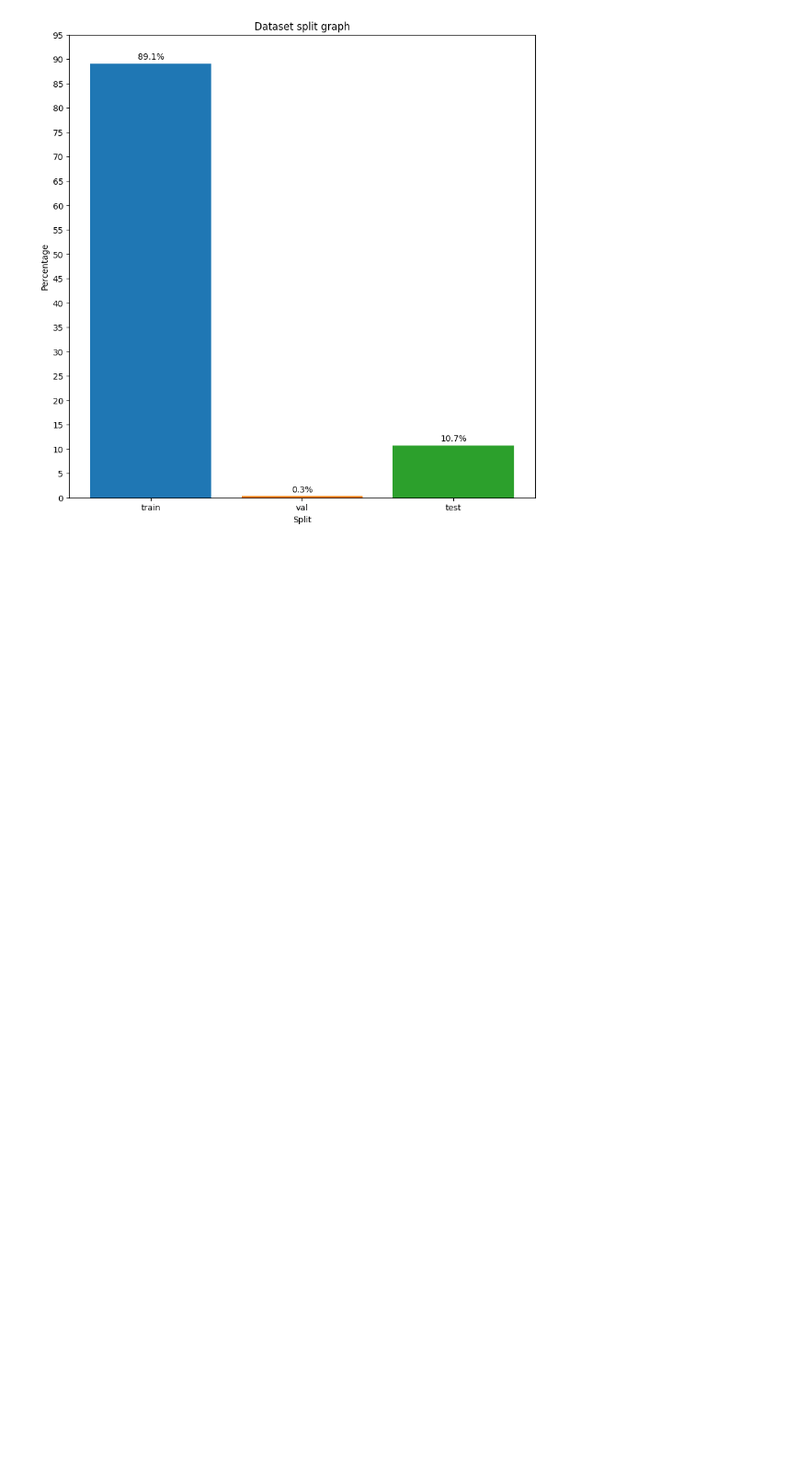
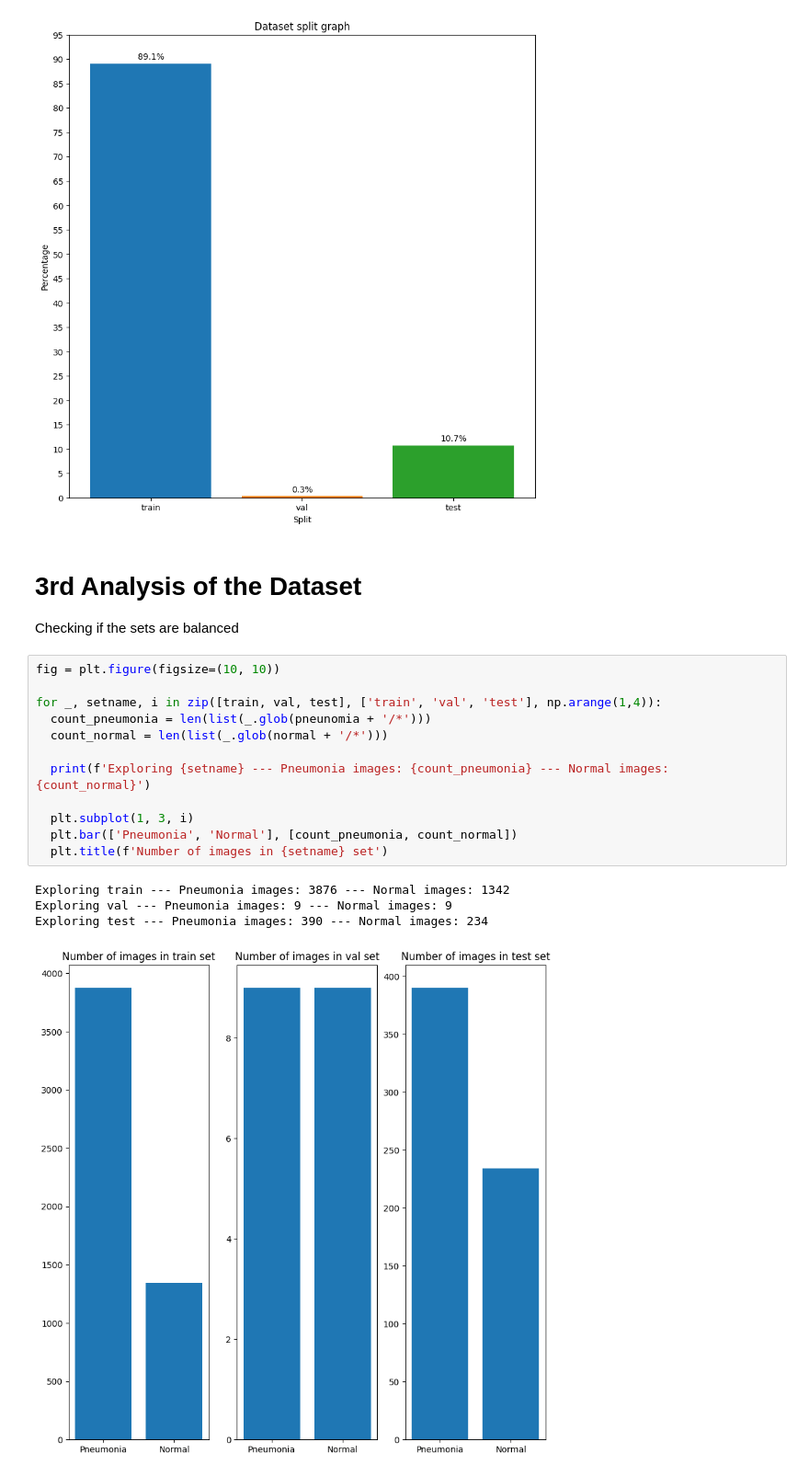
Before and after one commit to Hamedtbf/AI-FinalProject-HamedTabatabaeifar, a Jupyter notebook: notebooks/EDA.ipynb, the cells around one changed output. Shown at 92% size. Saved outputs shown, nothing was run; the diff lists cells and outputs as text; blank space fills up the shorter version.

Commit message:
the training set is imbalanced. pneunomia outnumbers normal with about 2 times more images

```diff
--- a/notebooks/EDA.ipynb
+++ b/notebooks/EDA.ipynb
@@ -80,3 +80,23 @@ ax.set_ylabel('Percentage')
 # %% [output]
 Text(0, 0.5, 'Percentage')
 [figure]
+# %% [markdown]
+# 3rd Analysis of the Dataset
+Checking if the sets are balanced
+# %%
+fig = plt.figure(figsize=(10, 10))
+
+for _, setname, i in zip([train, val, test], ['train', 'val', 'test'], np.arange(1,4)):
+  count_pneumonia = len(list(_.glob(pneunomia + '/*')))
+  count_normal = len(list(_.glob(normal + '/*')))
+
+  print(f'Exploring {setname} --- Pneumonia images: {count_pneumonia} --- Normal images: {count_normal}')
+
+  plt.subplot(1, 3, i)
+  plt.bar(['Pneumonia', 'Normal'], [count_pneumonia, count_normal])
+  plt.title(f'Number of images in {setname} set')
+# %% [output]
+Exploring train --- Pneumonia images: 3876 --- Normal images: 1342
+Exploring val --- Pneumonia images: 9 --- Normal images: 9
+Exploring test --- Pneumonia images: 390 --- Normal images: 234
+[figure, added]
```
Also changed, not shown: parts of 2 cells of this notebook.
